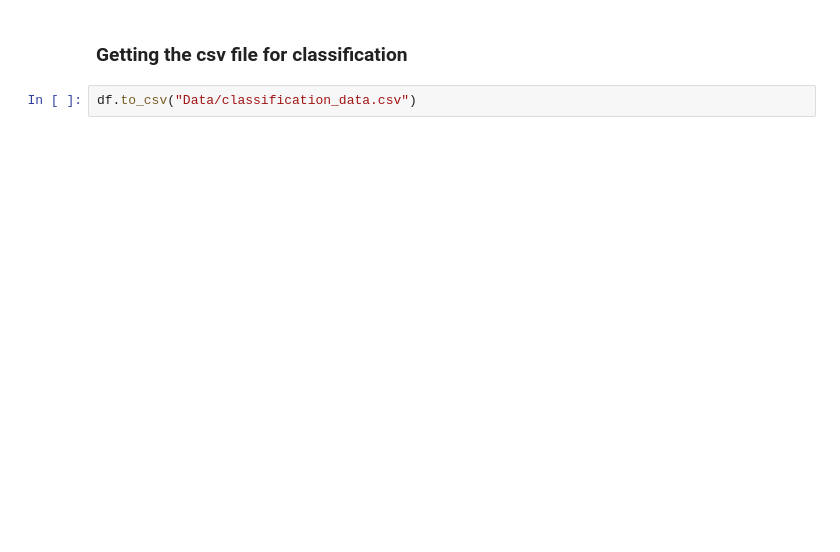
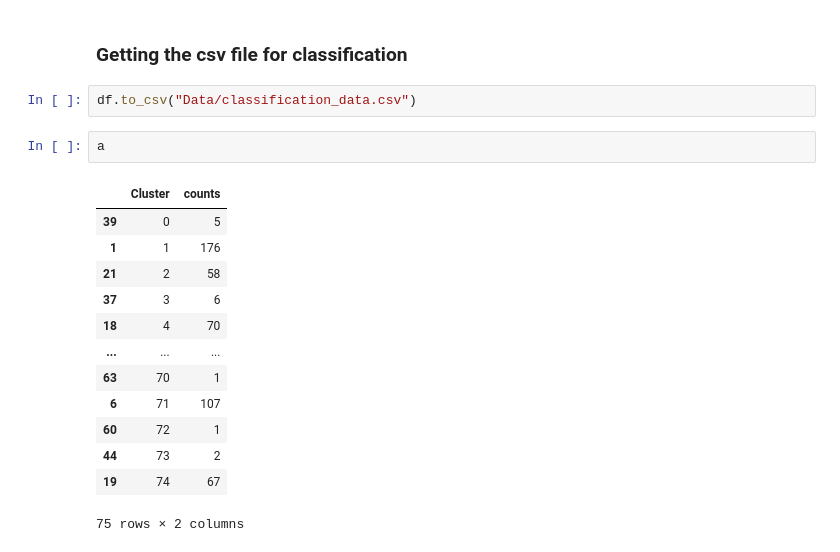
Before and after one commit to asheshh-lal/Scouting, a Jupyter notebook: Player clustering.ipynb, the cells around one changed output. Drawn from its saved outputs; the diff is of its cells as text; blank space fills up the shorter version.

```diff
--- a/Player clustering.ipynb
+++ b/Player clustering.ipynb
@@ -216,3 +219,19 @@ plt.show()
 ### Getting the csv file for classification
 # %%
 df.to_csv("Data/classification_data.csv")
+# %%
+a
+# %% [output]
+|  | Cluster | counts |
+| 39 | 0 | 5 |
+| 1 | 1 | 176 |
+| 21 | 2 | 58 |
+| 37 | 3 | 6 |
+| 18 | 4 | 70 |
+| ... | ... | ... |
+| 63 | 70 | 1 |
+| 6 | 71 | 107 |
+| 60 | 72 | 1 |
+| 44 | 73 | 2 |
+| 19 | 74 | 67 |
+75 rows × 2 columns
```
Also changed, not shown: parts of 4 cells of this notebook, 5 other files.
